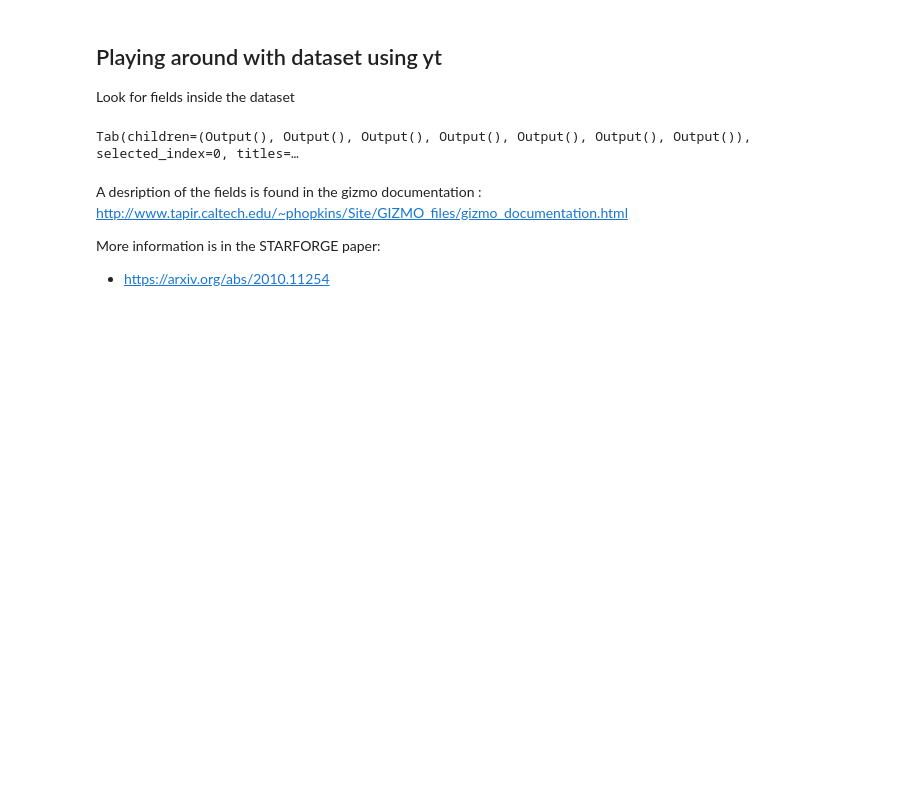
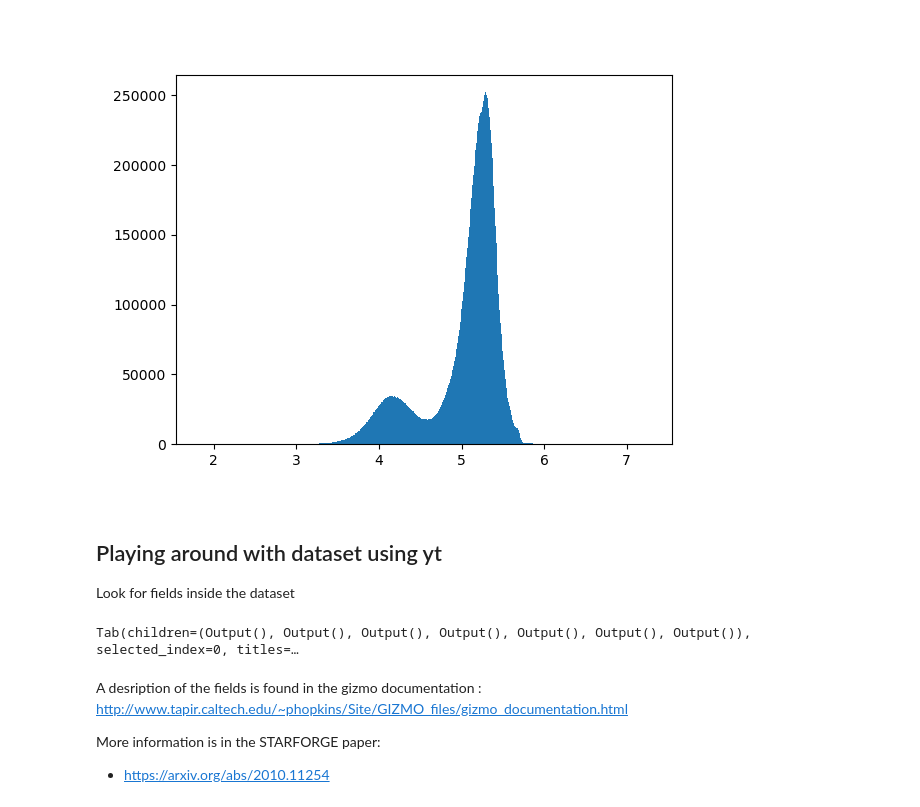
Before and after one commit to Kartik-Neralwar/feature_checker, a Jupyter notebook: YT_fields_plotting.ipynb, the cells around one changed output. Cells and saved outputs as stored; diff of their text form; code cells hidden in the pictures; blank space fills up the shorter version.

```diff
--- a/YT_fields_plotting.ipynb
+++ b/YT_fields_plotting.ipynb
@@ -126,3 +196,11 @@ Done
+# %%
+vel = ad['PartType0', 'vel_kms']
+# %%
+plt.figure()
+plt.hist(np.log10(vel.value), bins = 1000)
+plt.show()
+# %% [output]
+[figure, added]
 # %% [markdown]
 ## Playing around with dataset using yt
 
```
Also changed, not shown: parts of 7 cells of this notebook.
